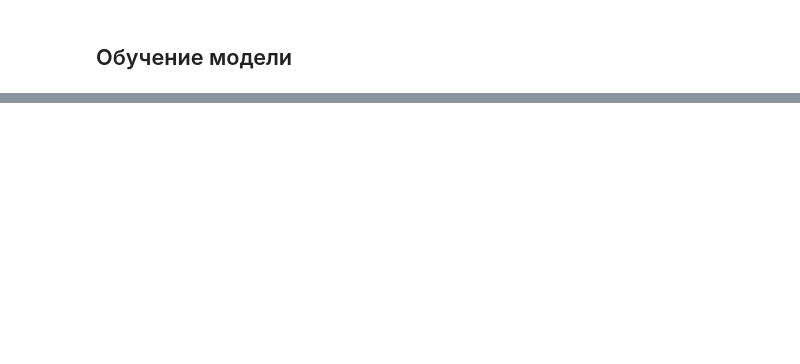
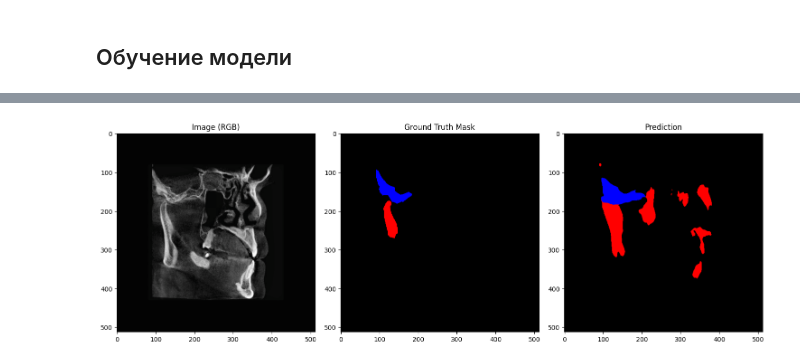
Before and after one commit to tzopiz/TMJ, a Jupyter notebook: main.ipynb, the cells around one changed output, grey strips where cells are left out. Cells and saved outputs as stored; diff of their text form; code cells hidden in the pictures; blank space fills up the shorter version.

```diff
--- a/main.ipynb
+++ b/main.ipynb
@@ -180,21 +230,3 @@ model = load_checkpoint(
 )
 model = model.to(DEVICE)
 model.eval();
-# %%
-thresold = 0.5
-for sample_idx in range(test_size):
-    image, target = test_dataset[sample_idx]
-    outputs = model(image.to(DEVICE))
-    preds = F.sigmoid(outputs).squeeze(0)
-    binary_preds = (preds > thresold)
-
-    print(metric_fn(outputs.cpu(), target.unsqueeze(0)))
-
-    fig, ax = plt.subplots(1, 3, figsize=(9, 18))
-    ax[0].imshow(image.numpy().transpose(1, 2, 0).astype(np.uint8))
-    ax[0].set_title("Image")
-    ax[1].imshow(target.numpy().transpose(1, 2, 0).astype(np.uint8))
-    ax[1].set_title("Mask")
-    ax[2].imshow(binary_preds.cpu().numpy()[0])
-    ax[2].set_title("Target")
-    plt.show()
@@ -200,0 +278,10 @@ for sample_idx in range(test_size):
+# %%
+visualize_prediction(
+    model=model,
+    dataset=test_dataset,
+    index=1,
+    device=DEVICE,
+    threshold=0.99
+)
+# %% [output]
+[figure, added]
```
Also changed, not shown: parts of 6 cells of this notebook.
